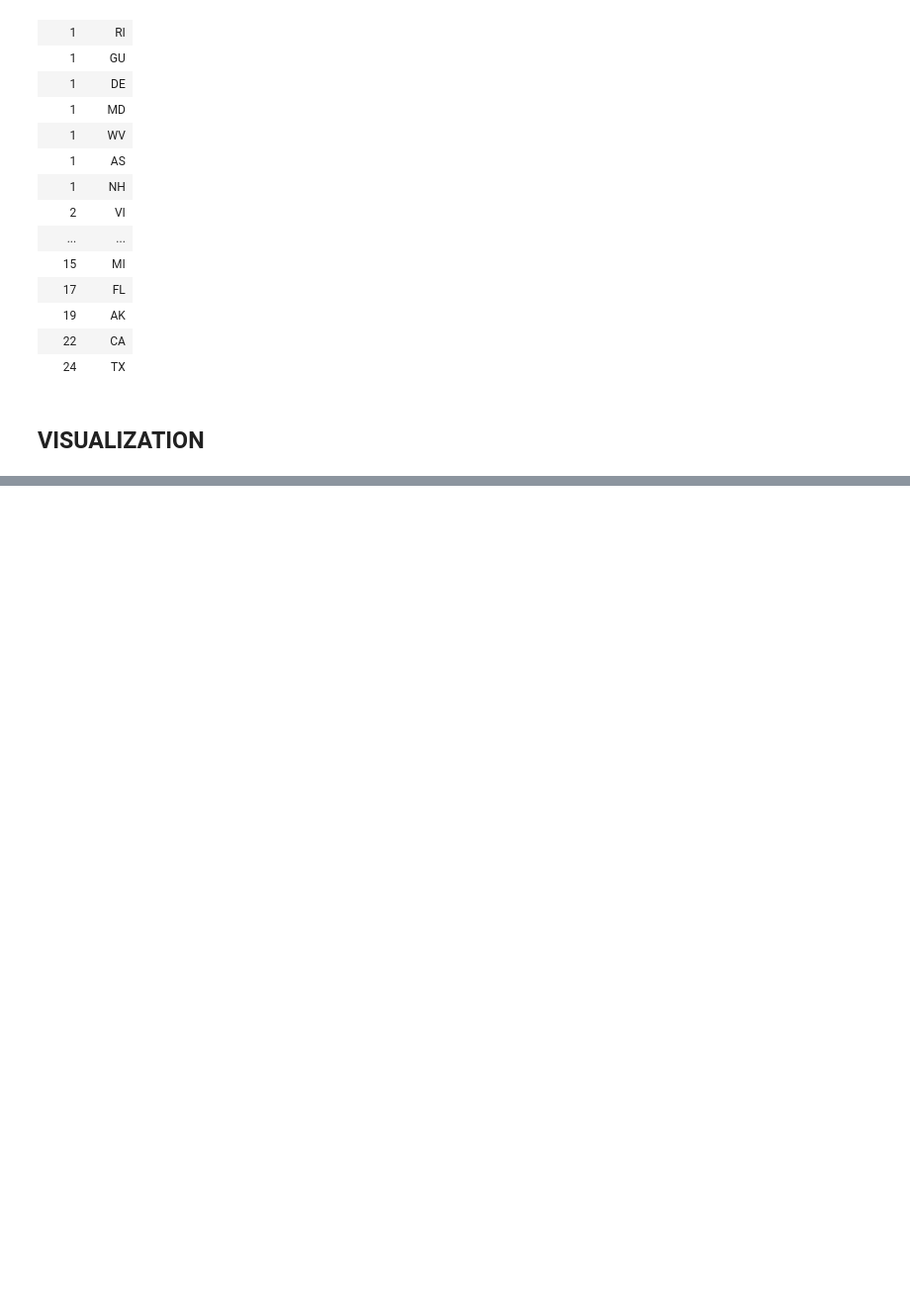
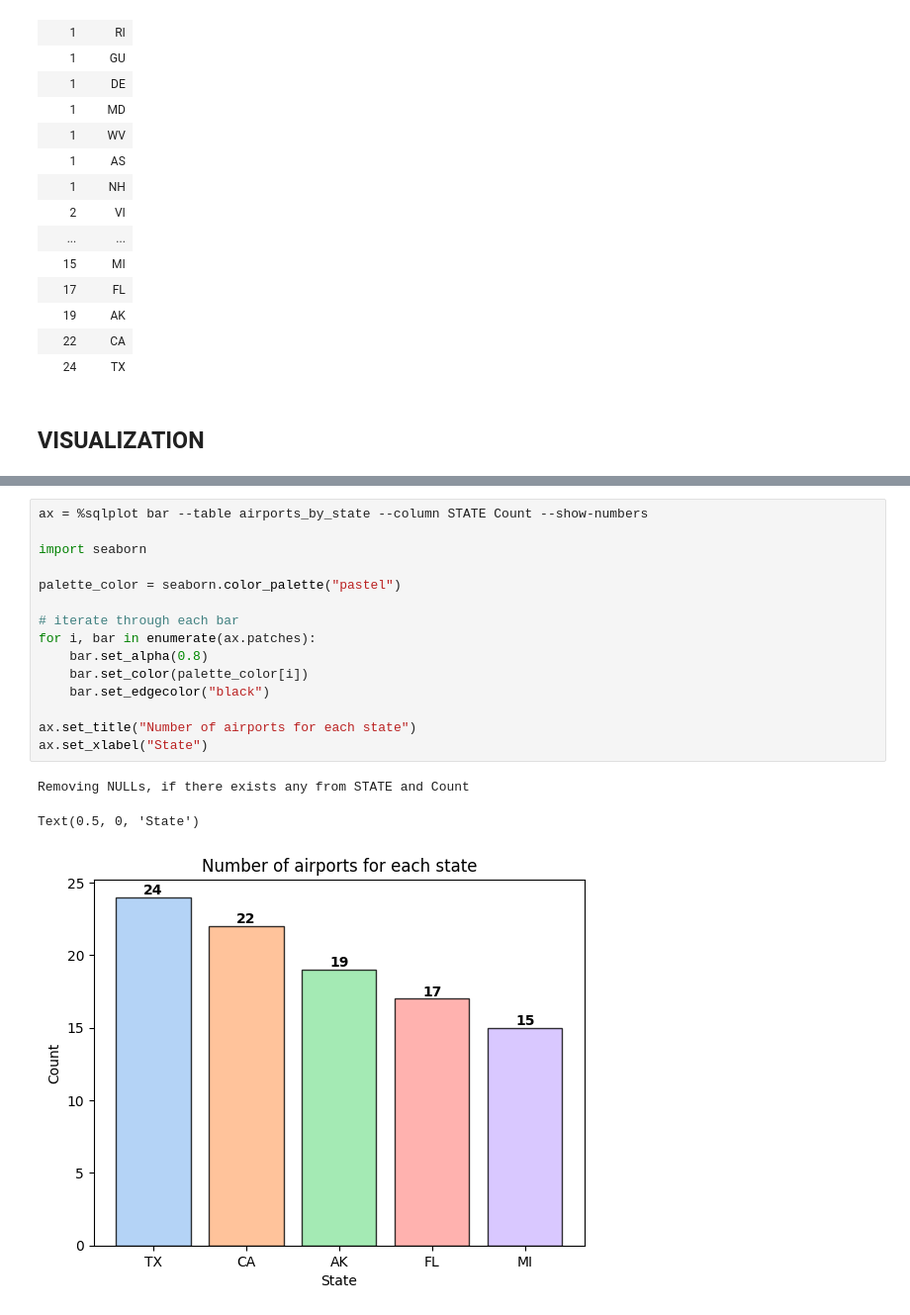
Before and after one commit to Friend09/practise-duckdb, a Jupyter notebook: notebooks/pract-ch4-duckdb-jupySQL.ipynb, the cells around one changed output, grey strips where cells are left out. Shown at 99% size. Drawn from its saved outputs; the diff is of its cells as text; blank space fills up the shorter version.

```diff
--- a/notebooks/pract-ch4-duckdb-jupySQL.ipynb
+++ b/notebooks/pract-ch4-duckdb-jupySQL.ipynb
@@ -198,0 +275,19 @@ Running query in 'duckdb:////Users/vamsi_mbmax/Library/CloudStorage/OneDrive-Per
+# %%
+ax = %sqlplot bar --table airports_by_state --column STATE Count --show-numbers
+
+import seaborn
+
+palette_color = seaborn.color_palette("pastel")
+
+# iterate through each bar
+for i, bar in enumerate(ax.patches):
+    bar.set_alpha(0.8)
+    bar.set_color(palette_color[i])
+    bar.set_edgecolor("black")
+
+ax.set_title("Number of airports for each state")
+ax.set_xlabel("State")
+# %% [output]
+Removing NULLs, if there exists any from STATE and Count
+Text(0.5, 0, 'State')
+[figure, added]
```
Also changed, not shown: parts of 13 cells of this notebook, 5 other files.
